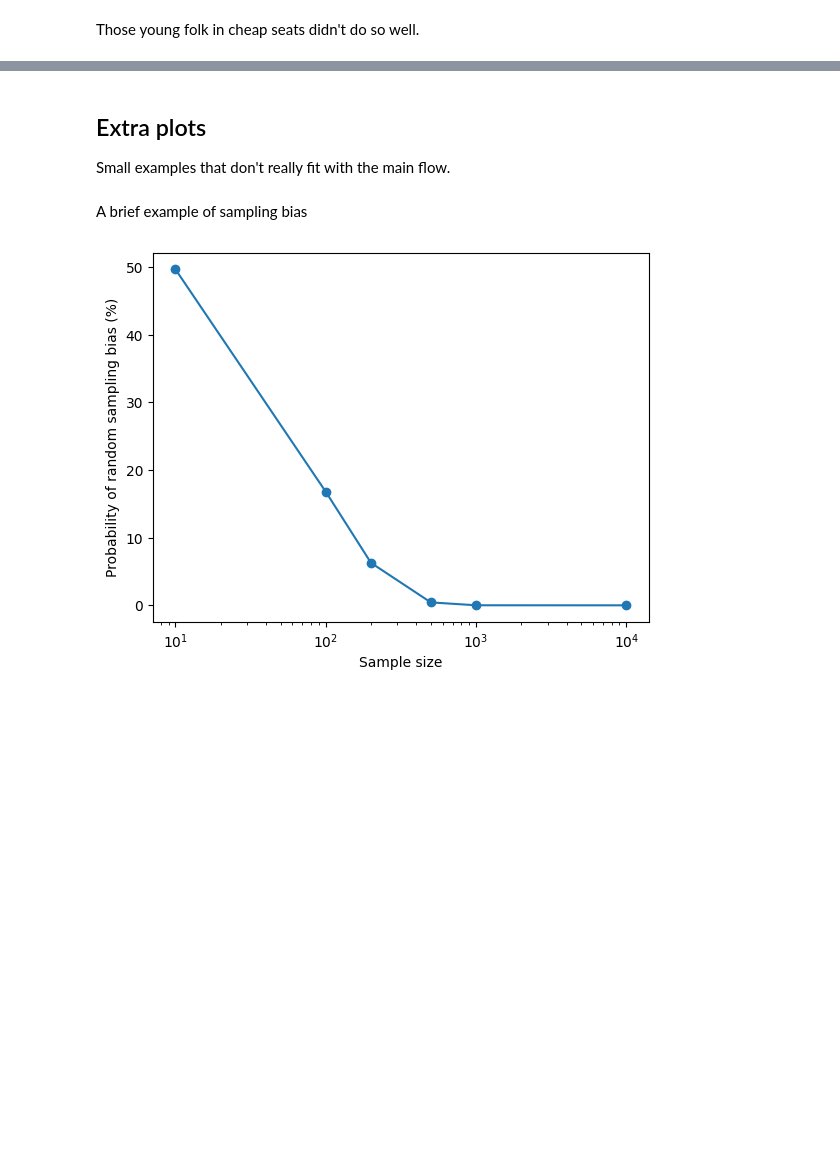
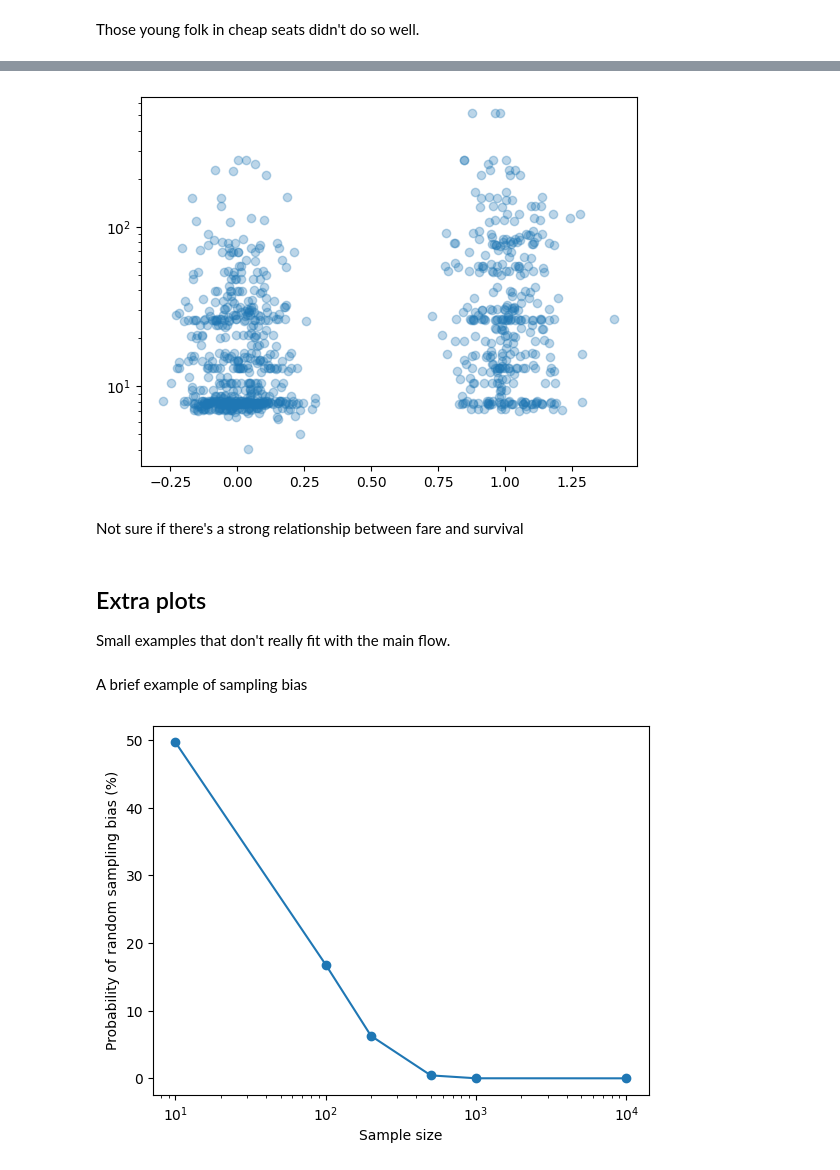
Before and after one commit to mru-data3464/w26, a Jupyter notebook: demo_code/03_eda/eda_demo.ipynb, the cells around one changed output, grey strips where cells are left out. Cells and saved outputs as stored; diff of their text form; code cells hidden in the pictures; blank space fills up the shorter version.

```diff
--- a/demo_code/03_eda/eda_demo.ipynb
+++ b/demo_code/03_eda/eda_demo.ipynb
@@ -226,3 +303,18 @@ td.plot.box(by="Survived", layout=(2,3), figsize=(10,8))
+# %%
+x = td["Survived"]
+y = td["Fare"]
+# plt.scatter(x, y, alpha=0.3)
+
+# add jitter
+rng = np.random.default_rng(seed=1234)
+jitter = rng.normal(size=x.shape, scale=0.1)
+fig, ax = plt.subplots(1)
+ax.scatter(x+jitter, y, alpha=0.3)
+ax.set_yscale("log")
+# %% [output]
+[figure, added]
+# %% [markdown]
+Not sure if there's a strong relationship between fare and survival
 # %% [markdown]
 ## Extra plots
 Small examples that don't really fit with the main flow.
```
Also changed, not shown: parts of 9 cells of this notebook, 1 other file.
